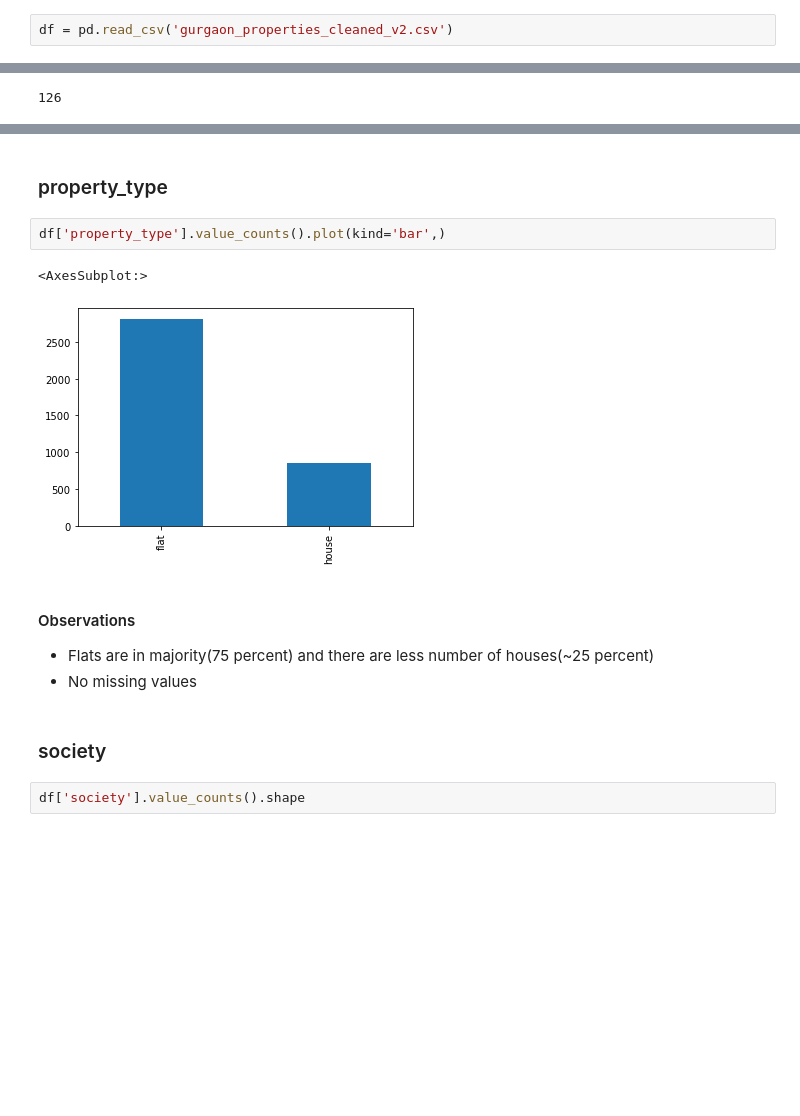
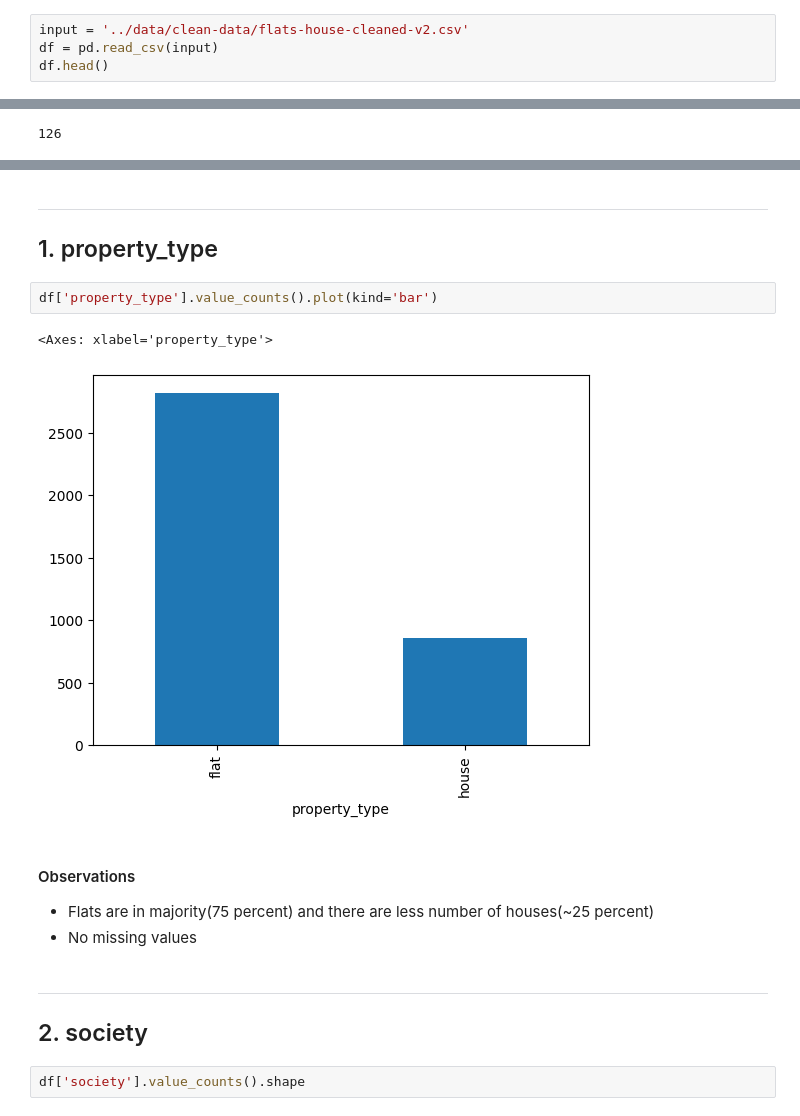
Before and after one commit to ranjanchoubey/real-estate, a Jupyter notebook: 4-eda/eda-univariate-analysis.ipynb, the cells around one changed output, grey strips where cells are left out. Saved outputs shown, nothing was run; the diff lists cells and outputs as text; blank space fills up the shorter version.

```diff
--- a/4-eda/eda-univariate-analysis.ipynb
+++ b/4-eda/eda-univariate-analysis.ipynb
@@ -6,3 +11,5 @@ import seaborn as sns
 # %%
-df = pd.read_csv('gurgaon_properties_cleaned_v2.csv')
+input = '../data/clean-data/flats-house-cleaned-v2.csv'
+df = pd.read_csv(input)
+df.head()
 # %% [output]
@@ -60,17 +84,19 @@ df.head()
 # %% [markdown]
-### property_type
+---
+## 1. property_type
 # %%
-df['property_type'].value_counts().plot(kind='bar',)
+df['property_type'].value_counts().plot(kind='bar')
 # %% [output]
-<AxesSubplot:>
+<Axes: xlabel='property_type'>
-[figure, old version]
+[figure, new version]
 # %% [markdown]
 #### Observations
 
 - Flats are in majority(75 percent) and there are less number of houses(~25 percent)
 - No missing values
 # %% [markdown]
-### society
+---
+## 2. society
 # %%
 df['society'].value_counts().shape
 # %% [output]
```
Also changed, not shown: parts of 73 cells of this notebook, 7 other files.
